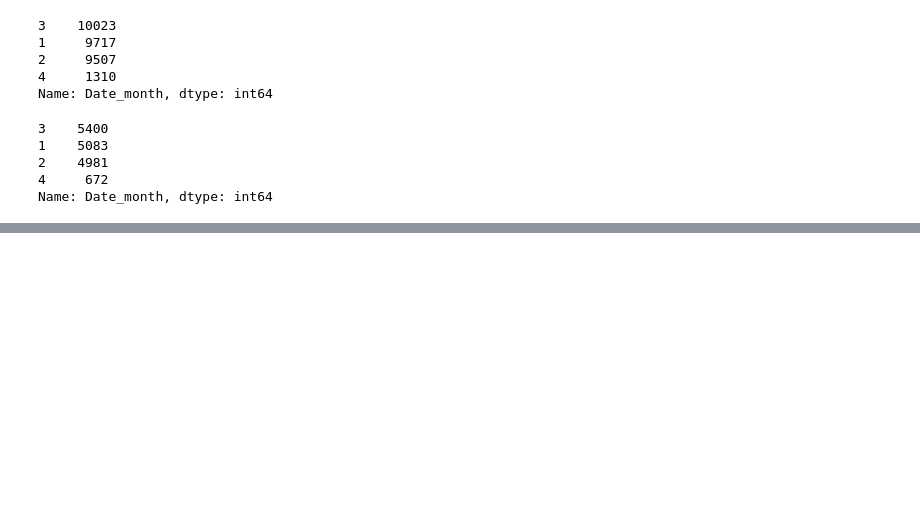
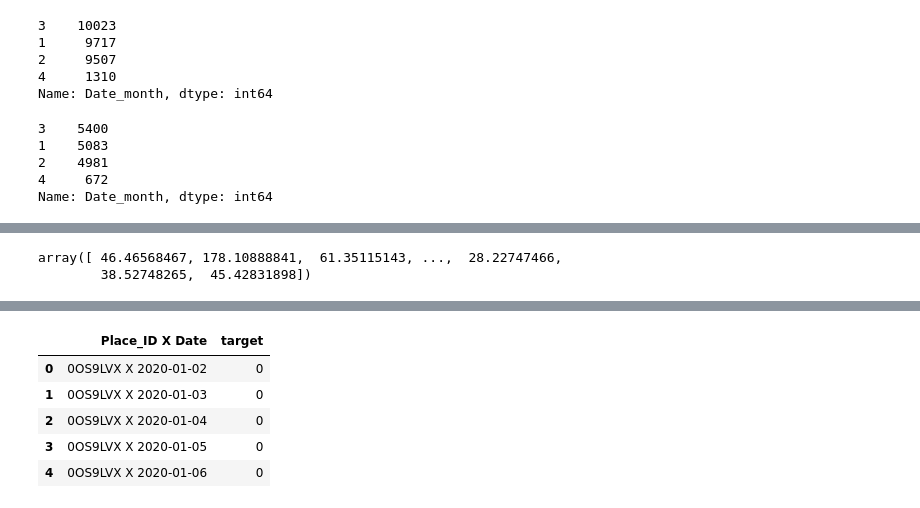
Before and after one commit to Njaramba-Riri/Air-Prediction-model, a Jupyter notebook: air_pred.ipynb, the cells around one changed output, grey strips where cells are left out. Drawn from its saved outputs; the diff is of its cells as text; code cells hidden in the pictures; blank space fills up the shorter version.

```diff
--- a/air_pred.ipynb
+++ b/air_pred.ipynb
@@ -363,0 +397,9 @@ Name: Date_month, dtype: int64
+# %%
+preds
+# %% [output]
+array([ 46.46568467, 178.10888841,  61.35115143, ...,  28.22747466,
+        38.52748265,  45.42831898])
+# %%
+submission=pd.read_csv('Datasets/SampleSubmission.csv')
+submission.head()
+# %% [output]
@@ -363,0 +407,6 @@ Name: Date_month, dtype: int64
+|  | Place_ID X Date | target |
+| 0 | 0OS9LVX X 2020-01-02 | 0 |
+| 1 | 0OS9LVX X 2020-01-03 | 0 |
+| 2 | 0OS9LVX X 2020-01-04 | 0 |
+| 3 | 0OS9LVX X 2020-01-05 | 0 |
+| 4 | 0OS9LVX X 2020-01-06 | 0 |
```
Also changed, not shown: parts of 8 cells of this notebook, 6 other files.
